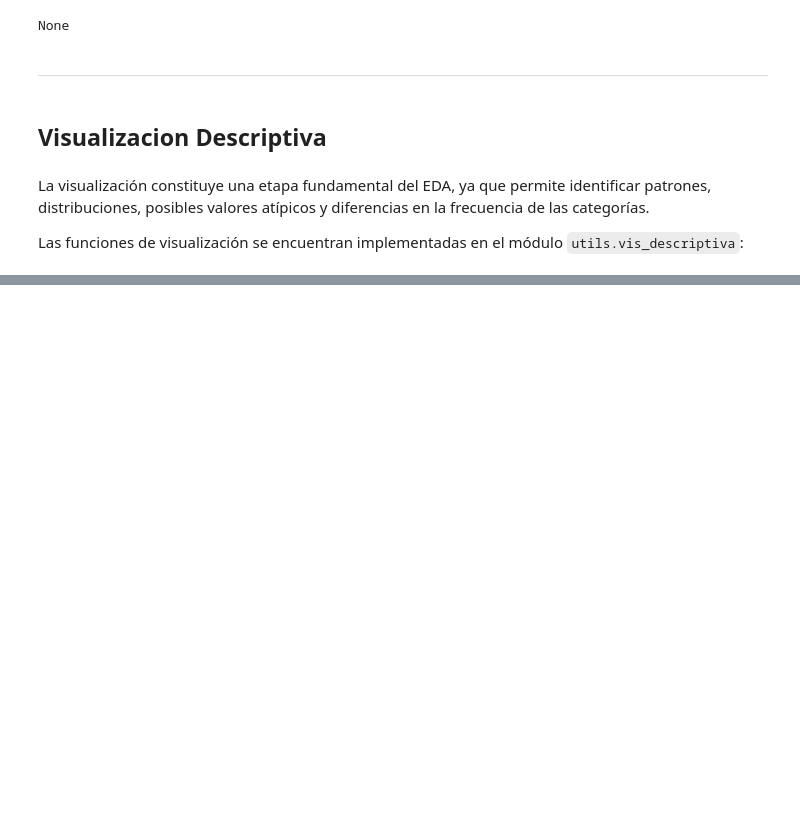
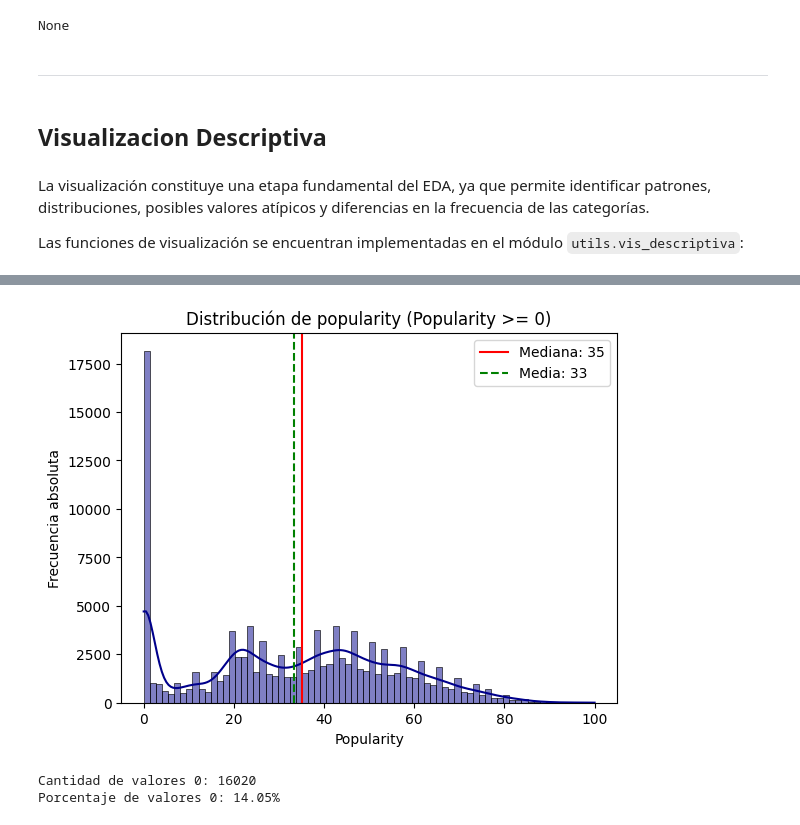
Before and after one commit to 0Trickster/Project-MLY-1, a Jupyter notebook: notebooks/01_EDA.ipynb, the cells around one changed output, grey strips where cells are left out. Drawn from its saved outputs; the diff is of its cells as text; code cells hidden in the pictures; blank space fills up the shorter version.

```diff
--- a/notebooks/01_EDA.ipynb
+++ b/notebooks/01_EDA.ipynb
@@ -262,0 +264,38 @@ Passing `palette` without assigning `hue` is deprecated and will be removed in v
+# %%
+sns.histplot(
+    data=df,
+    x='popularity',
+    kde=True,
+    color='darkblue'
+)
+
+plt.axvline(
+    df['popularity'].median(),
+    label=f"Mediana: {df['popularity'].median():.0f}",
+    color='red'
+)
+
+plt.axvline(
+    df['popularity'].mean(),
+    label=f"Media: {df['popularity'].mean():.0f}",
+    color='green',
+    linestyle='--'
+)
+
+plt.title('Distribución de popularity (Popularity >= 0)')
+plt.xlabel('Popularity')
+plt.ylabel('Frecuencia absoluta')
+
+plt.legend()
+plt.show()
+# %% [output]
+[figure, added]
+# %%
+cantidad_ceros = (df['popularity'] == 0).sum()
+porcentaje_ceros = (cantidad_ceros / len(df)) * 100
+
+print(f"Cantidad de valores 0: {cantidad_ceros}")
+print(f"Porcentaje de valores 0: {porcentaje_ceros:.2f}%")
+# %% [output]
+Cantidad de valores 0: 16020
+Porcentaje de valores 0: 14.05%
```
Also changed, not shown: parts of 7 cells of this notebook, 1 other file.
